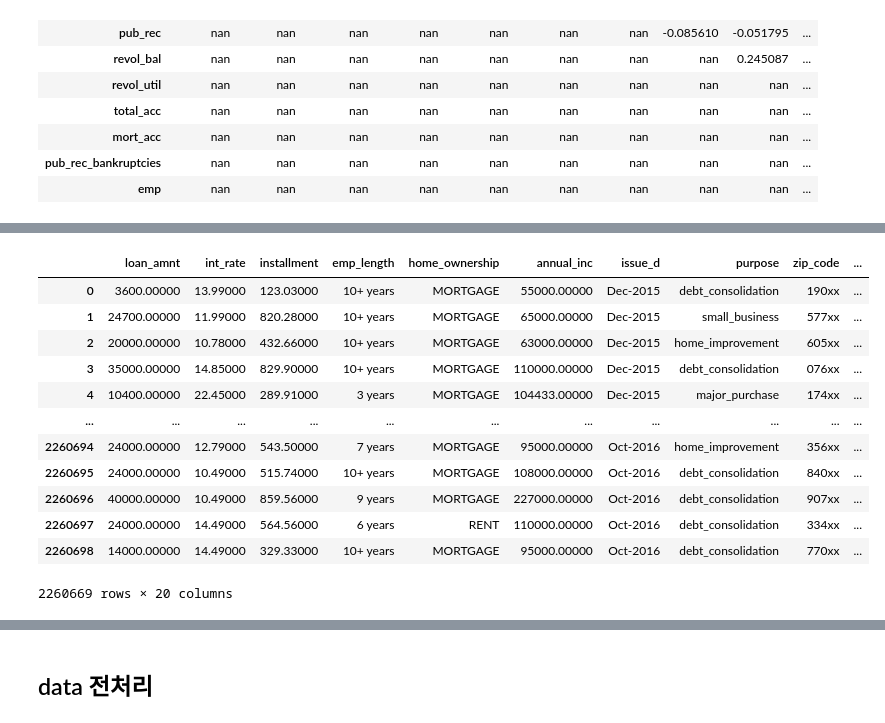
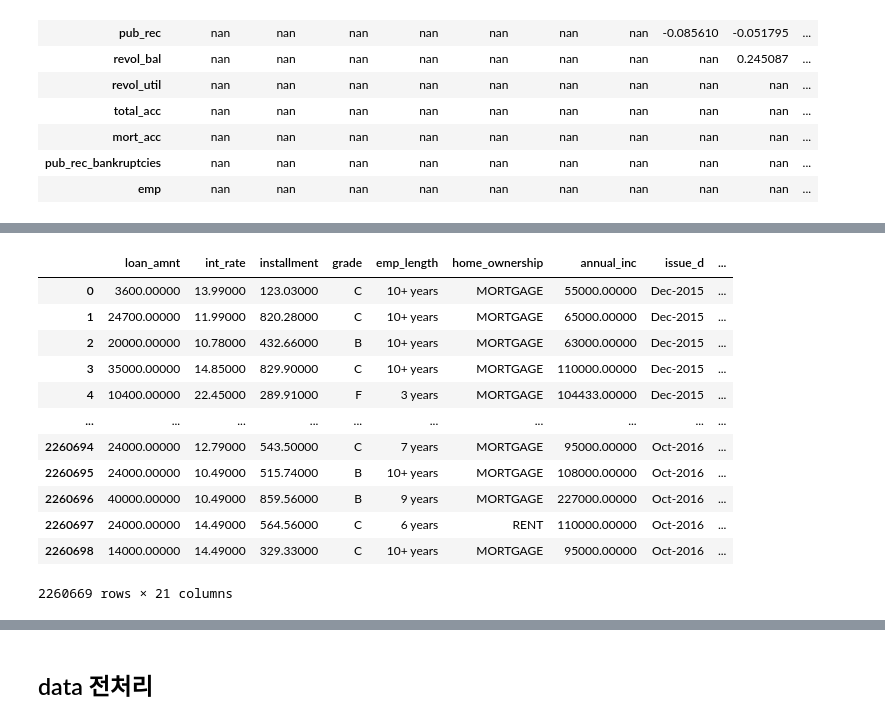
Before and after one commit to jiyoungeeeeeeeeeeeeeeeeeeeee/MLOps, a Jupyter notebook: train.ipynb, the cells around one changed output, grey strips where cells are left out. Cells and saved outputs as stored; diff of their text form; code cells hidden in the pictures.

```diff
--- a/train.ipynb
+++ b/train.ipynb
@@ -19,7 +19,7 @@ data
 | 2260700 | Total amount funded in policy cod... | NaN | NaN | NaN | NaN | NaN | NaN | NaN | NaN | ... |
 2260701 rows × 151 columns
 # %%
-columns_to_keep = ['loan_amnt','int_rate','installment','emp_title','emp_length','home_ownership','annual_inc','issue_d','loan_status','purpose','dti','earliest_cr_line','open_acc','pub_rec','revol_bal','revol_util','total_acc','mort_acc','pub_rec_bankruptcies','zip_code','addr_state']
+columns_to_keep = ['loan_amnt','int_rate','installment','emp_title','emp_length','home_ownership','annual_inc','issue_d','loan_status','purpose','dti','earliest_cr_line','open_acc','pub_rec','revol_bal','revol_util','total_acc','mort_acc','pub_rec_bankruptcies','zip_code','addr_state', 'grade']
 
 # 컬럼 제외하고 나머지 삭제
 data.drop(columns=[col for col in data.columns if col not in columns_to_keep], inplace=True)
@@ -280,16 +287,17 @@ data['loan_status'] = data['loan_status'].apply(lambda x: 0 if x in ['Fully Paid
 # %%
-data_c.drop('loan_status', axis = 1)
+data.drop('pub_rec_bankruptcies' , axis = 1 , inplace=True)
+data
 # %% [output]
-|  | loan_amnt | int_rate | installment | emp_length | home_ownership | annual_inc | issue_d | purpose | zip_code | ... |
-| 0 | 3600.00000 | 13.99000 | 123.03000 | 10+ years | MORTGAGE | 55000.00000 | Dec-2015 | debt_consolidation | 190xx | ... |
-| 1 | 24700.00000 | 11.99000 | 820.28000 | 10+ years | MORTGAGE | 65000.00000 | Dec-2015 | small_business | 577xx | ... |
-| 2 | 20000.00000 | 10.78000 | 432.66000 | 10+ years | MORTGAGE | 63000.00000 | Dec-2015 | home_improvement | 605xx | ... |
-| 3 | 35000.00000 | 14.85000 | 829.90000 | 10+ years | MORTGAGE | 110000.00000 | Dec-2015 | debt_consolidation | 076xx | ... |
-| 4 | 10400.00000 | 22.45000 | 289.91000 | 3 years | MORTGAGE | 104433.00000 | Dec-2015 | major_purchase | 174xx | ... |
-| ... | ... | ... | ... | ... | ... | ... | ... | ... | ... | ... |
-| 2260694 | 24000.00000 | 12.79000 | 543.50000 | 7 years | MORTGAGE | 95000.00000 | Oct-2016 | home_improvement | 356xx | ... |
-| 2260695 | 24000.00000 | 10.49000 | 515.74000 | 10+ years | MORTGAGE | 108000.00000 | Oct-2016 | debt_consolidation | 840xx | ... |
-| 2260696 | 40000.00000 | 10.49000 | 859.56000 | 9 years | MORTGAGE | 227000.00000 | Oct-2016 | debt_consolidation | 907xx | ... |
-| 2260697 | 24000.00000 | 14.49000 | 564.56000 | 6 years | RENT | 110000.00000 | Oct-2016 | debt_consolidation | 334xx | ... |
-| 2260698 | 14000.00000 | 14.49000 | 329.33000 | 10+ years | MORTGAGE | 95000.00000 | Oct-2016 | debt_consolidation | 770xx | ... |
+|  | loan_amnt | int_rate | installment | grade | emp_length | home_ownership | annual_inc | issue_d | ... |
+| 0 | 3600.00000 | 13.99000 | 123.03000 | C | 10+ years | MORTGAGE | 55000.00000 | Dec-2015 | ... |
+| 1 | 24700.00000 | 11.99000 | 820.28000 | C | 10+ years | MORTGAGE | 65000.00000 | Dec-2015 | ... |
+| 2 | 20000.00000 | 10.78000 | 432.66000 | B | 10+ years | MORTGAGE | 63000.00000 | Dec-2015 | ... |
+| 3 | 35000.00000 | 14.85000 | 829.90000 | C | 10+ years | MORTGAGE | 110000.00000 | Dec-2015 | ... |
+| 4 | 10400.00000 | 22.45000 | 289.91000 | F | 3 years | MORTGAGE | 104433.00000 | Dec-2015 | ... |
+| ... | ... | ... | ... | ... | ... | ... | ... | ... | ... |
+| 2260694 | 24000.00000 | 12.79000 | 543.50000 | C | 7 years | MORTGAGE | 95000.00000 | Oct-2016 | ... |
+| 2260695 | 24000.00000 | 10.49000 | 515.74000 | B | 10+ years | MORTGAGE | 108000.00000 | Oct-2016 | ... |
+| 2260696 | 40000.00000 | 10.49000 | 859.56000 | B | 9 years | MORTGAGE | 227000.00000 | Oct-2016 | ... |
+| 2260697 | 24000.00000 | 14.49000 | 564.56000 | C | 6 years | RENT | 110000.00000 | Oct-2016 | ... |
+| 2260698 | 14000.00000 | 14.49000 | 329.33000 | C | 10+ years | MORTGAGE | 95000.00000 | Oct-2016 | ... |
-2260669 rows × 20 columns
+2260669 rows × 21 columns
```
Also changed, not shown: parts of 41 cells of this notebook.
